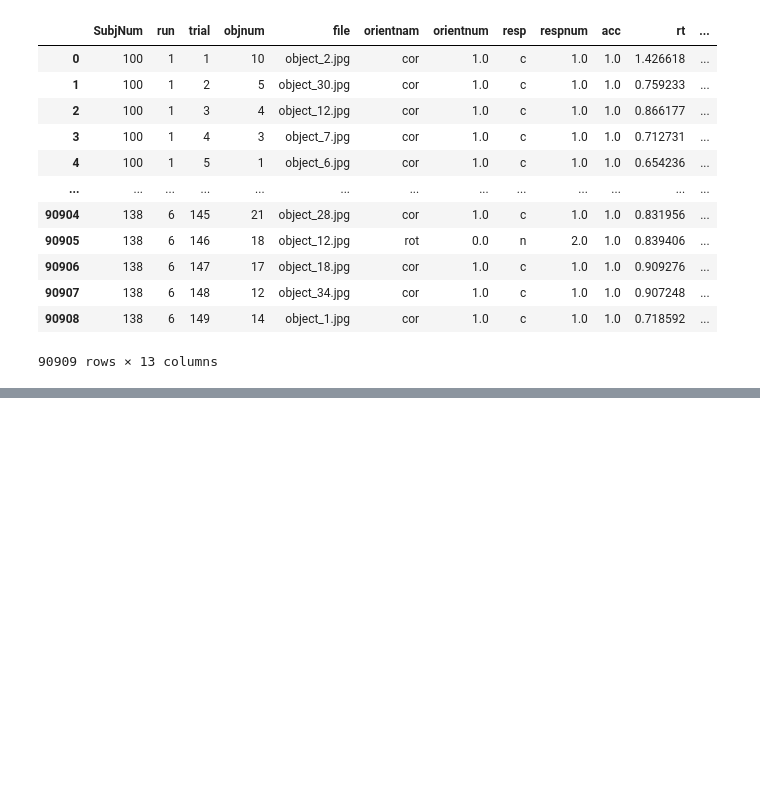
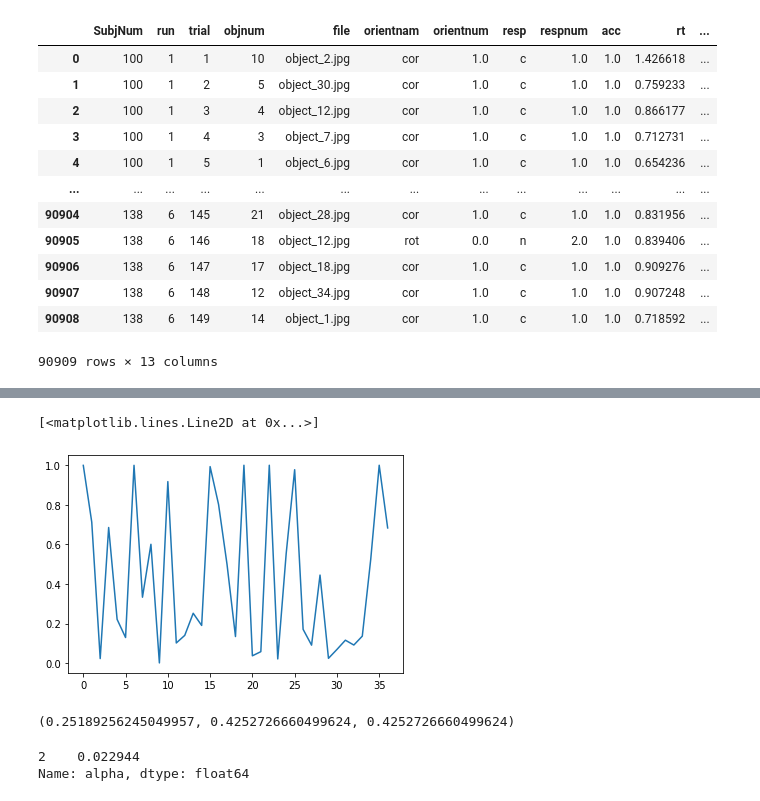
Before and after one commit to prestonlab/tesser_successor, a Jupyter notebook: rodrigo_test.ipynb, the cells around one changed output, grey strips where cells are left out. Saved outputs shown, nothing was run; the diff lists cells and outputs as text; code cells hidden in the pictures; blank space fills up the shorter version.

```diff
--- a/rodrigo_test.ipynb
+++ b/rodrigo_test.ipynb
@@ -71,0 +151,3 @@ ValueError: If using all scalar values, you must pass an index
+# %%
+induc_107 = util.load_induct_df_all(data_dir, 107)
+induc_107
@@ -71,0 +172,10 @@ ValueError: If using all scalar values, you must pass an index
+# %%
+param, logl = fit.fit_induct(struc_107, induc_107, fixed, var_names,
+                         var_bounds, verbose=False)
+param['subject']= 107
+param['log_like'] = logl
+df = pd.DataFrame(param,index=[0])
+df_list.append(df)
+# %%
+df_all =  pd.concat(df_list)
+df_all
@@ -71,0 +200,3 @@ ValueError: If using all scalar values, you must pass an index
+# %%
+df_all = df_all.sort_values(by=['subject'])
+df_all
@@ -71,0 +243,9 @@ ValueError: If using all scalar values, you must pass an index
+# %%
+plt.plot(df_all['alpha'])
+# %% [output]
+[<matplotlib.lines.Line2D at 0x...>]
+[figure, added]
+# %%
+df_all['alpha'].median(),df_all['alpha'].mean(), np.sum(df_all['alpha'])/len(df_all['alpha'])
+# %% [output]
+(0.25189256245049957, 0.4252726660499624, 0.4252726660499624)
@@ -71,0 +254,5 @@ ValueError: If using all scalar values, you must pass an index
+# %%
+df_all.query('subject == 102')['alpha']
+# %% [output]
+2    0.022944
+Name: alpha, dtype: float64
```
Also changed, not shown: parts of 24 cells of this notebook, 5 other files.
